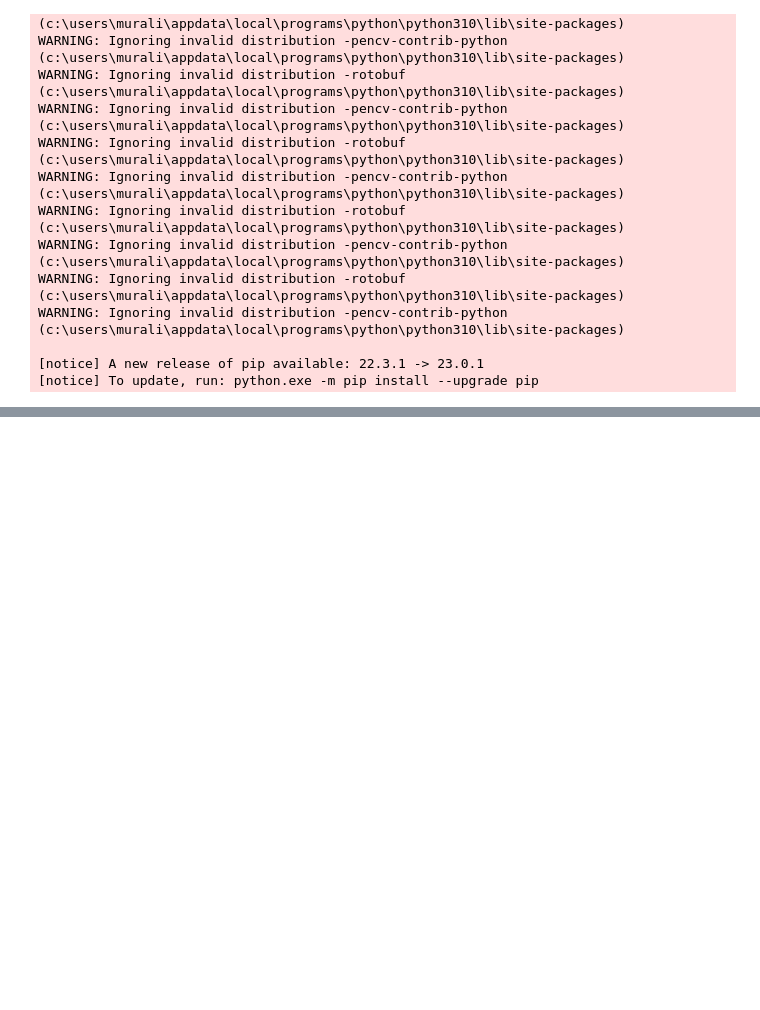
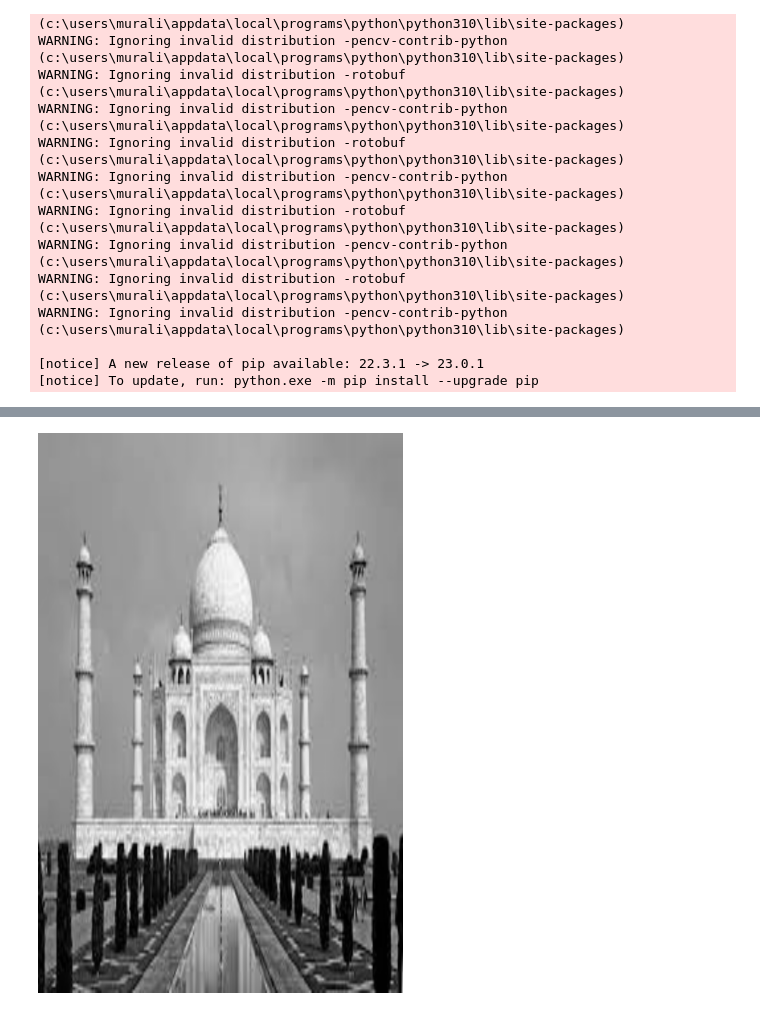
Before and after one commit to harishankar1014/computer-vision-hands-on, a Jupyter notebook: Q3/SURF.ipynb, the cells around one changed output, grey strips where cells are left out. Saved outputs shown, nothing was run; the diff lists cells and outputs as text; code cells hidden in the pictures; blank space fills up the shorter version.

```diff
--- a/Q3/SURF.ipynb
+++ b/Q3/SURF.ipynb
@@ -58,0 +60,6 @@ imshow(img2)
+# %%
+#Scaling
+scaled_image = cv.resize(f, (1050, 1610))
+Image.fromarray(scaled_image)
+# %% [output]
+[figure, added]
```
Also changed, not shown: parts of 19 cells of this notebook.
